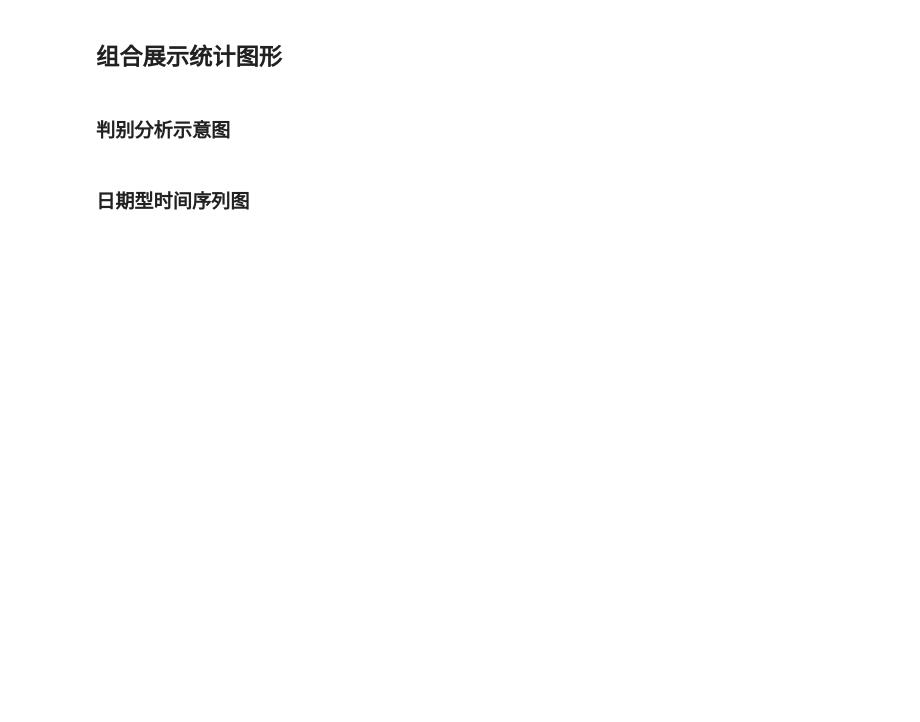
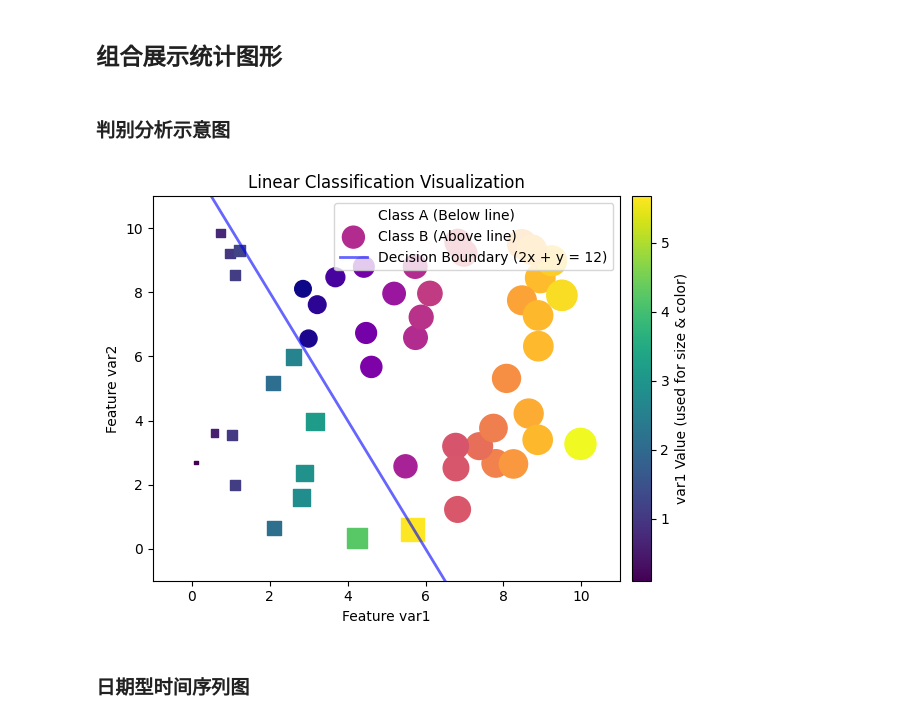
Before and after one commit to gene5is/JNBNotes, a Jupyter notebook: Notes/python-basics/matplotlib.ipynb, the cells around one changed output. Saved outputs shown, nothing was run; the diff lists cells and outputs as text; code cells hidden in the pictures; blank space fills up the shorter version.

Commit message:
matplotlib

```diff
--- a/Notes/python-basics/matplotlib.ipynb
+++ b/Notes/python-basics/matplotlib.ipynb
@@ -497,5 +522,74 @@ right_joinstyle = Ellipse((4,5.75),0.5,0.25,angle=90,color="k")
 ## 组合展示统计图形
 # %% [markdown]
 ### 判别分析示意图
+# %%
+import matplotlib.pyplot as plt
+import numpy as np
+
+# 创建图像和坐标轴
+fig, ax = plt.subplots()
+
+# 样本数量
+num = 50
+
+# 生成 50 个二维随机样本点，每个分量取值在 [0, 10)
+sample = 10 * np.random.rand(num, 2)
+var1 = sample[:, 0]  # 第一维特征
+var2 = sample[:, 1]  # 第二维特征
+
+# 设置分类判别的阈值线
+td = 12
+df = 2 * var1 + var2  # 判别函数（例如感知器的一种线性组合）
+
+# 使用掩码将数据按分类分成两组（小于和大于等于阈值）
+# 类别A：df < td（线下区域）
+cates11 = np.ma.masked_where(df >= td, var1)
+cates12 = np.ma.masked_where(df >= td, var2)
+
+# 类别B：df >= td（线上或线以上）
+cates21 = np.ma.masked_where(df < td, var1)
+cates22 = np.ma.masked_where(df < td, var2)
+
+# 绘制类别A的点（方形、颜色和大小与var1相关）
+scatter_a = ax.scatter(var1, var2,
+                       s=cates11 * 50,
+                       marker="s",
+                       c=cates11,
+                       cmap="viridis",
+                       label="Class A (Below line)")
+
+# 绘制类别B的点（圆形、颜色和大小与var1相关）
+scatter_b = ax.scatter(var1, var2,
+                       s=cates21 * 50,
+                       marker="o",
+                       c=cates21,
+                       cmap="plasma",
+                       label="Class B (Above line)")
+
+# 绘制决策边界线 y = -2x + 12，对应判别函数 df = 12
+x_line = np.linspace(-1, 11, 100)
+y_line = -2 * x_line + 12
+ax.plot(x_line, y_line, color="blue", lw=2, alpha=0.6, label="Decision Boundary (2x + y = 12)")
+
+# 设置坐标轴范围
+ax.axis([-1, 11, -1, 11])
+
+# 添加图例
+ax.legend()
+
+# 添加颜色条（针对 var1 的值，解释颜色意义）
+cbar = plt.colorbar(scatter_a, ax=ax, orientation='vertical', pad=0.02)
+cbar.set_label('var1 Value (used for size & color)')
+
+# 设置标题和标签
+ax.set_title("Linear Classification Visualization")
+ax.set_xlabel("Feature var1")
+ax.set_ylabel("Feature var2")
+
+# 显示图像
+plt.tight_layout()
+plt.show()
+# %% [output]
+[figure, added]
 # %% [markdown]
 ### 日期型时间序列图
```
Also changed, not shown: parts of 10 cells of this notebook, 2 other files.
